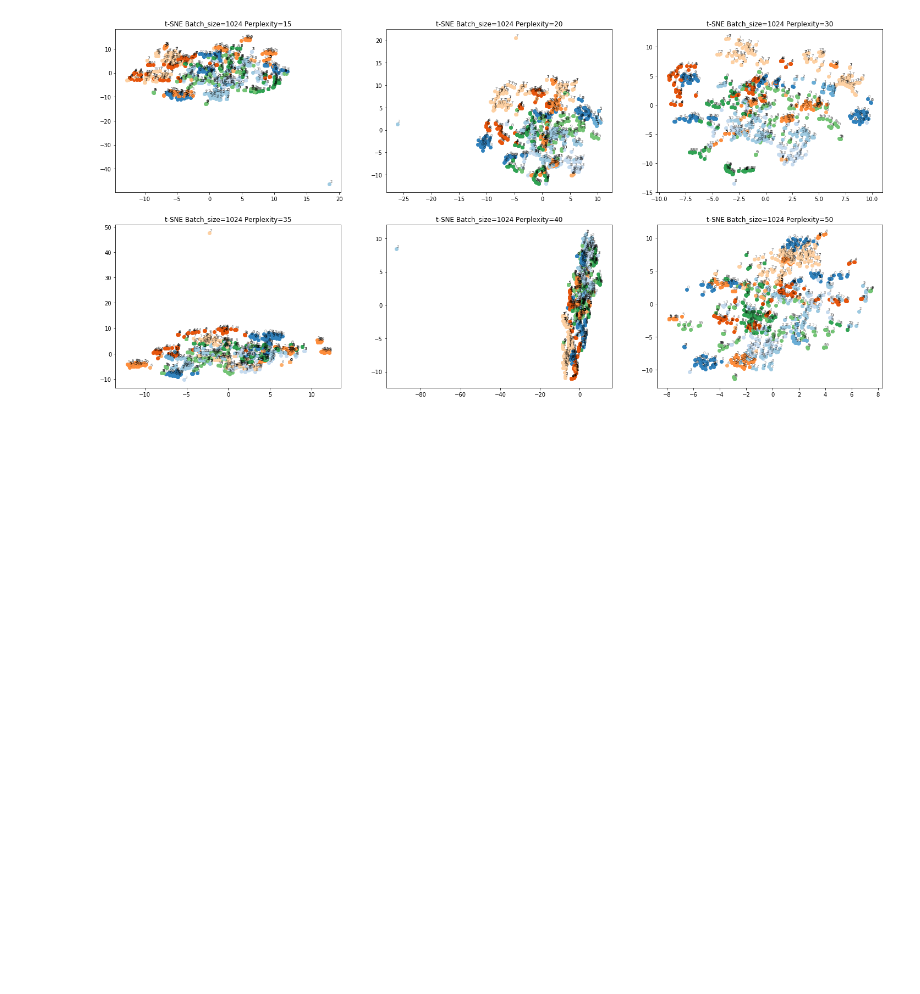
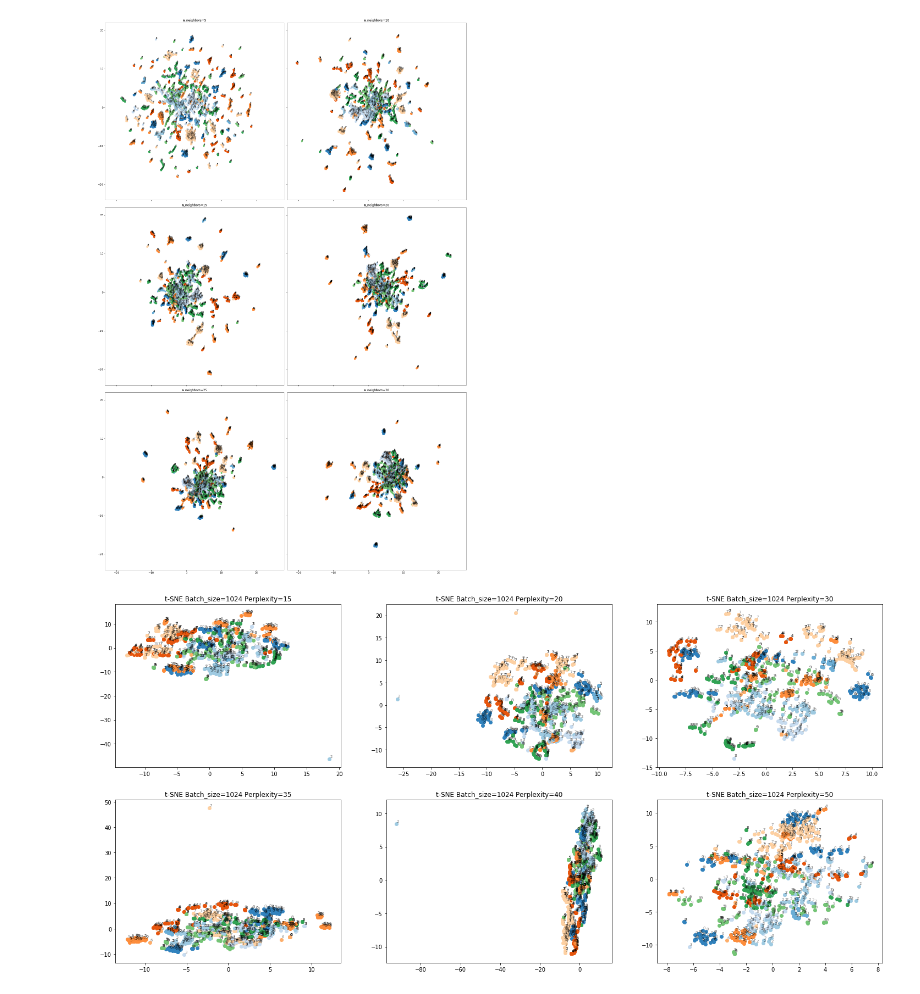
Before and after one commit to ksangeeta2429/l3embedding, a Jupyter notebook: embedding_dim_reduction_viz.ipynb, the cells around one changed output. Saved outputs shown, nothing was run; the diff lists cells and outputs as text; code cells hidden in the pictures; blank space fills up the shorter version.

```diff
--- a/embedding_dim_reduction_viz.ipynb
+++ b/embedding_dim_reduction_viz.ipynb
@@ -98,6 +93,26 @@ def show_viz(trans_data, labels, title, rows=None, cols=None, idx=None, fig=None
                      textcoords='offset points', ha='right', va='bottom', size=7)
     if show:
         plt.show()
+# %%
+def show_viz_subplots(trans_data, labels, title, ax=None, show=True):
+    cm = plt.cm.get_cmap('tab20c')
+    cm_lst = [cm.colors[i] for i in range(num_classes)]
+
+    ax.set_title(title)
+    x = []
+    y = []
+    for value in trans_data:
+        x.append(value[0])
+        y.append(value[1])
+
+    for i in range(len(trans_data)):
+        ax.scatter(x[i],y[i], c=cm_lst[labels[i]])
+        ax.annotate(labels[i], alpha=0.5, xy=(x[i], y[i]), xytext=(5, 2),
+                     textcoords='offset points', ha='right', va='bottom', size=7)
+    if show:
+        #plt.subplots_adjust(wspace=0.1, hspace=0.1)
+        plt.tight_layout(pad=0.4, w_pad=0.5, h_pad=1.0)
+        plt.show()
 # %%
 num_classes=10
 features_dir='/scratch/sk7898/embeddings/features/us8k/l3/reduced_input/original_48000_256_252_2048'
@@ -105,7 +120,7 @@ feature_mode='framewise'
 non_overlap=False
 non_overlap_chunk_size=10
 use_min_max=False
-fold_idx_list = [0]
+fold_idx_list = [0, 1]
 
 #Loading data for dimensionality reduction
 viz_data = get_data(features_dir, fold_idx_list)
@@ -119,6 +134,26 @@ min_max_scaler, stdizer = preprocess_data(viz_data, feature_mode=feature_mode,\
 X = viz_data['features']
 y = viz_data['labels']
 # %%
-batch_size=1024
+batch_size=4096
 data = X[:batch_size,:]
 labels = y[:batch_size]
+#data = X
+#labels = y
+#print(len(y))
+# %%
+import umap
+
+neighbor_list = [5, 10, 15, 20, 25, 30]
+plt.close('all')
+fig, axs = plt.subplots(3, 2, figsize=(20, 30), sharex=True, sharey=True)
+axis = [axs[0, 0], axs[0, 1], axs[1, 0], axs[1, 1] , axs[2, 0], axs[2, 1]]
+show = False
+
+for i, neighbors in enumerate(neighbor_list):
+    if i == len(neighbor_list)-1:
+        show=True
+    umap_data = umap.umap_.UMAP(n_neighbors=neighbors, min_dist=0.5, n_components=2).fit_transform(data)
+    plt_title = 'n_neighbors='+str(neighbors)
+    show_viz_subplots(umap_data, labels, plt_title, ax=axis[i], show=show)
+# %% [output]
+[figure, added]
```
Also changed, not shown: parts of 6 cells of this notebook.
